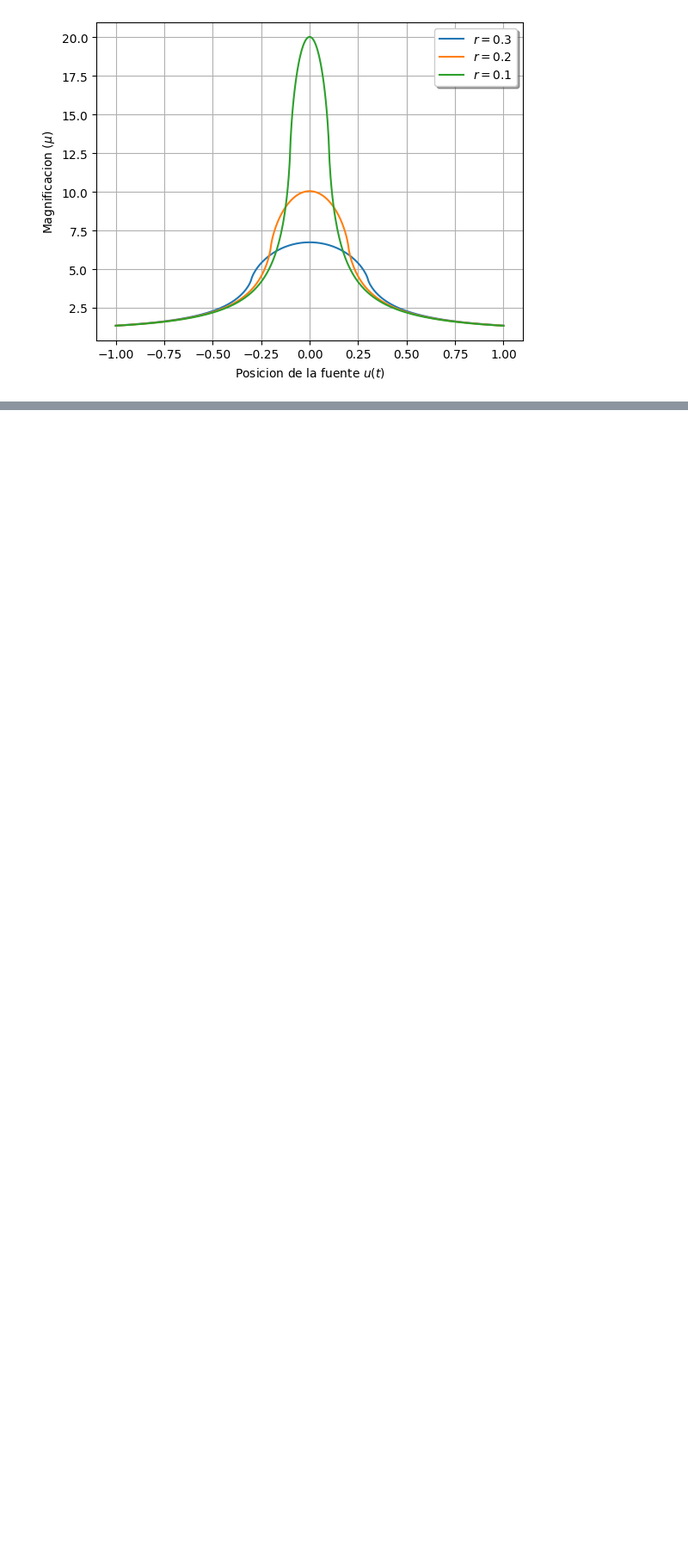
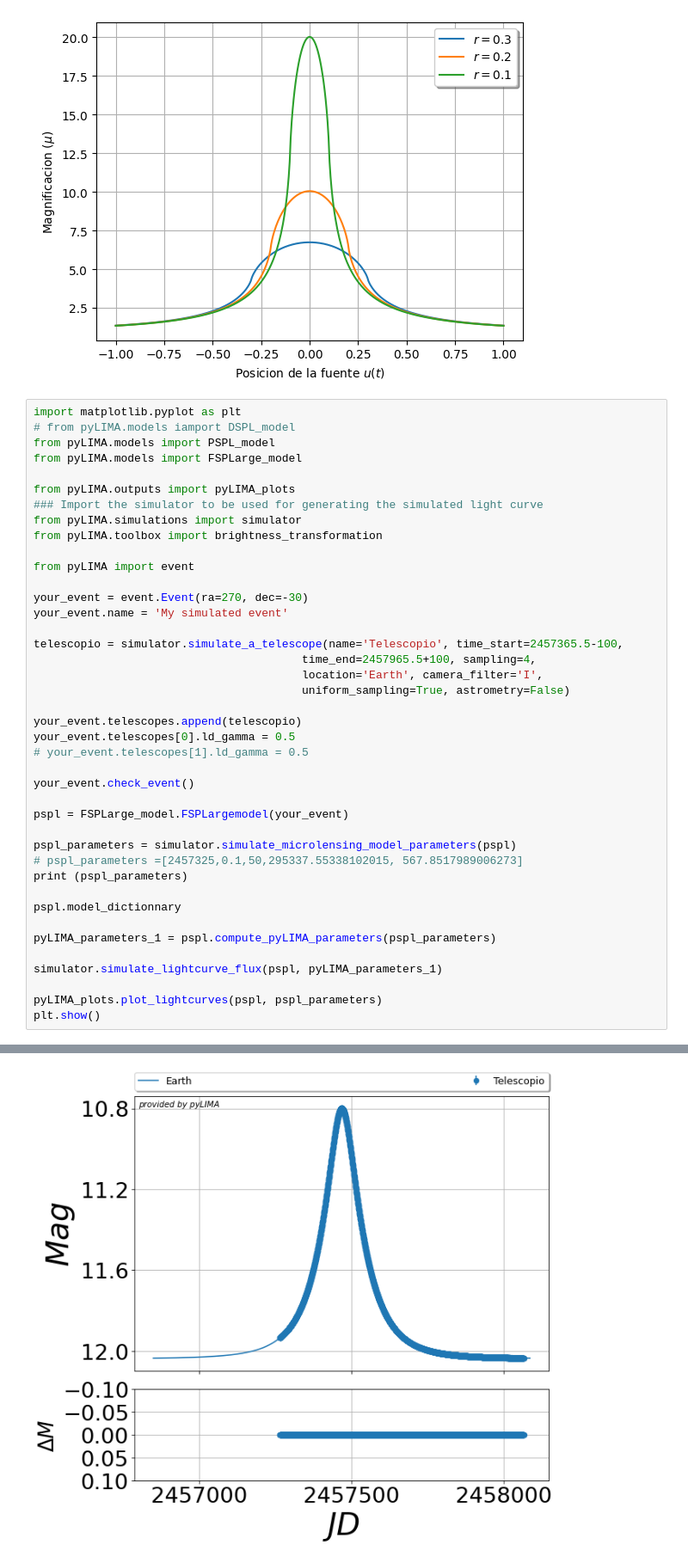
Before and after one commit to anibal-art/Lentes_gravitacionales, a Jupyter notebook: Lista_2.ipynb, the cells around one changed output, grey strips where cells are left out. Shown at 86% size. Cells and saved outputs as stored; diff of their text form; blank space fills up the shorter version.

```diff
--- a/Lista_2.ipynb
+++ b/Lista_2.ipynb
@@ -174,3 +174,45 @@ plt.ylabel('Magnificacion $(\mu)$')
 plt.grid(True)
 # %% [output]
 [figure]
+# %%
+import matplotlib.pyplot as plt
+# from pyLIMA.models iamport DSPL_model
+from pyLIMA.models import PSPL_model
+from pyLIMA.models import FSPLarge_model
+
+from pyLIMA.outputs import pyLIMA_plots
+### Import the simulator to be used for generating the simulated light curve
+from pyLIMA.simulations import simulator
+from pyLIMA.toolbox import brightness_transformation
+
+from pyLIMA import event
+
+your_event = event.Event(ra=270, dec=-30)
+your_event.name = 'My simulated event'
+
+telescopio = simulator.simulate_a_telescope(name='Telescopio', time_start=2457365.5-100,
+                                        time_end=2457965.5+100, sampling=4,
+                                        location='Earth', camera_filter='I',
+                                        uniform_sampling=True, astrometry=False)
+
+your_event.telescopes.append(telescopio)
+your_event.telescopes[0].ld_gamma = 0.5
+# your_event.telescopes[1].ld_gamma = 0.5
+
+your_event.check_event()
+
+pspl = FSPLarge_model.FSPLargemodel(your_event)
+
+pspl_parameters = simulator.simulate_microlensing_model_parameters(pspl)
+# pspl_parameters =[2457325,0.1,50,295337.55338102015, 567.8517989006273]
+print (pspl_parameters)
+
+pspl.model_dictionnary
+
+pyLIMA_parameters_1 = pspl.compute_pyLIMA_parameters(pspl_parameters)
+
+simulator.simulate_lightcurve_flux(pspl, pyLIMA_parameters_1)
+
+pyLIMA_plots.plot_lightcurves(pspl, pspl_parameters)
+plt.show()
+# %% [output]
@@ -176,0 +221 @@ plt.grid(True)
+[figure, added]
```
Also changed, not shown: parts of 2 cells of this notebook, 3 other files.
